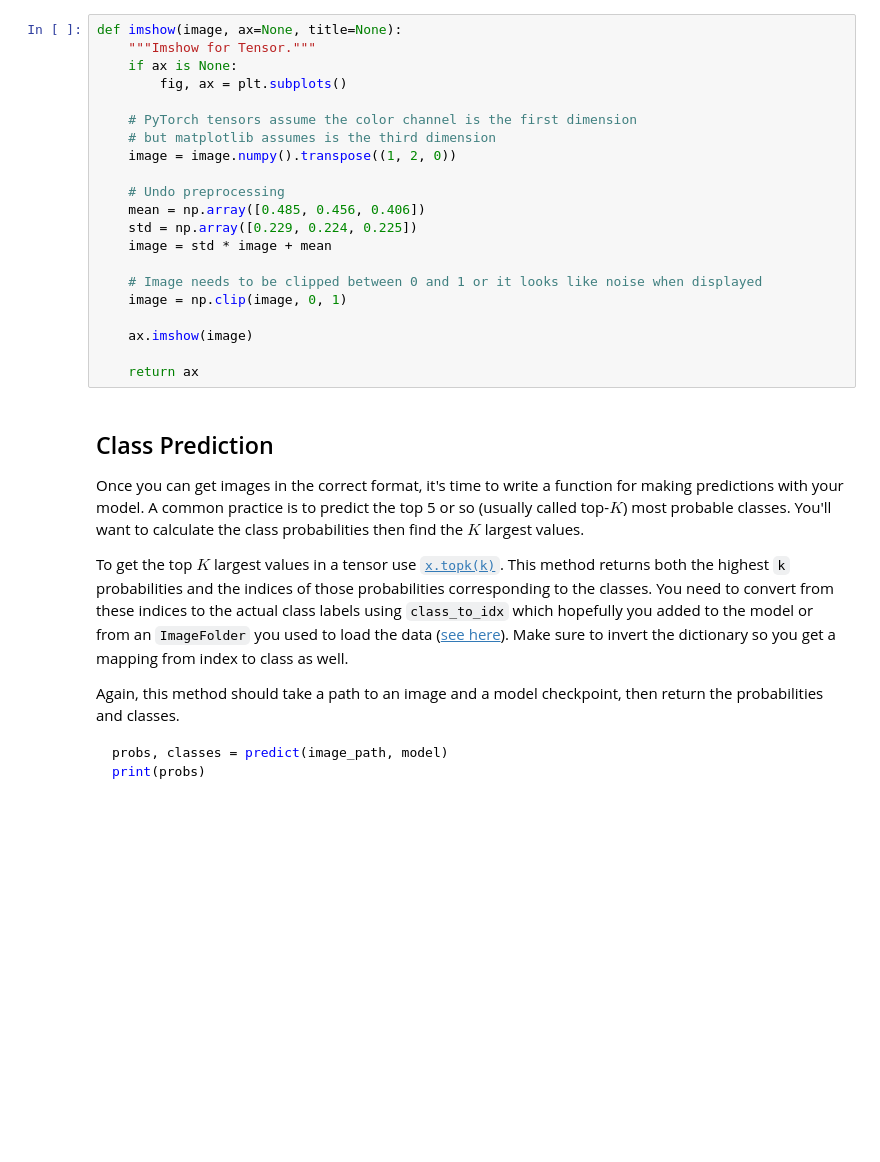
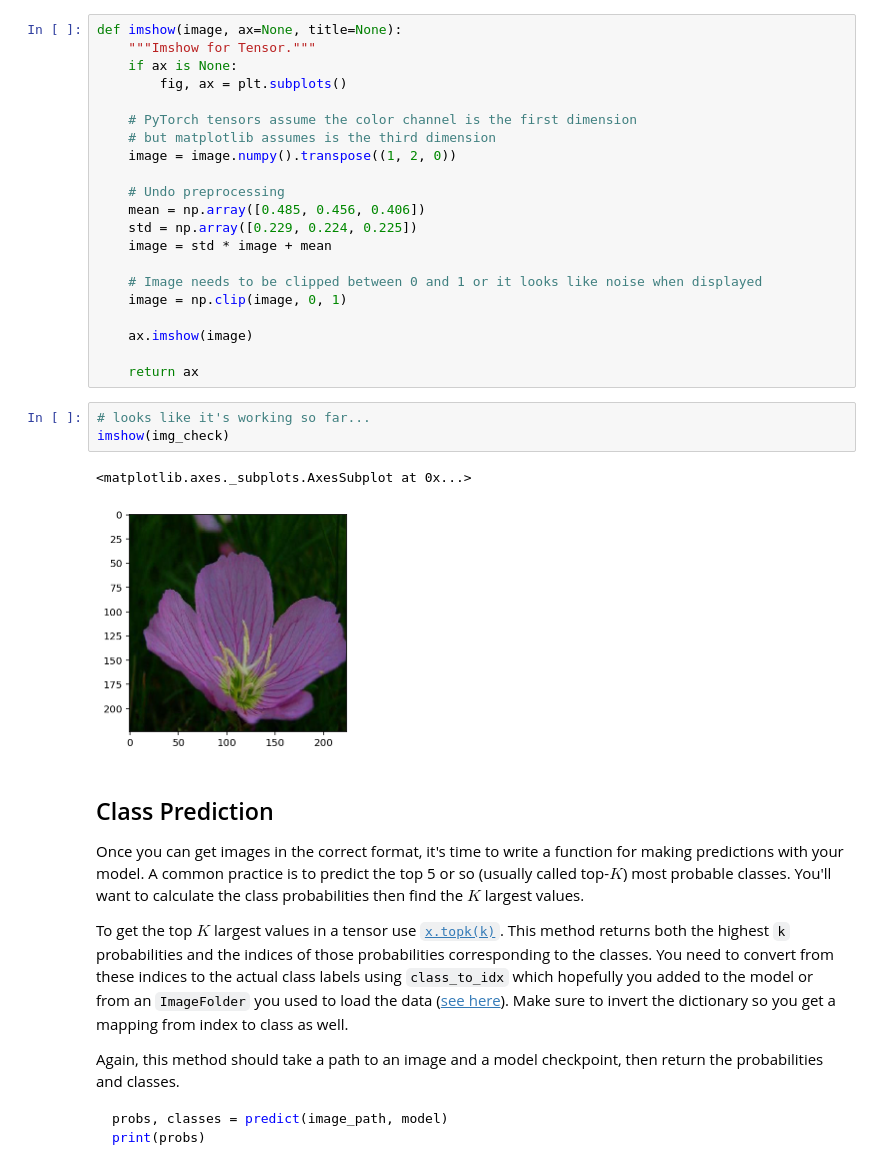
Before and after one commit to ssi112/aipnd-project, a Jupyter notebook: Image Classifier Project.ipynb, the cells around one changed output. Saved outputs shown, nothing was run; the diff lists cells and outputs as text; blank space fills up the shorter version.

```diff
--- a/Image Classifier Project.ipynb
+++ b/Image Classifier Project.ipynb
@@ -346,6 +430,12 @@ def imshow(image, ax=None, title=None):
     ax.imshow(image)
 
     return ax
+# %%
+# looks like it's working so far...
+imshow(img_check)
+# %% [output]
+<matplotlib.axes._subplots.AxesSubplot at 0x...>
+[figure, added]
 # %% [markdown]
 ## Class Prediction
 
```
Also changed, not shown: parts of 11 cells of this notebook, 2 other files.
